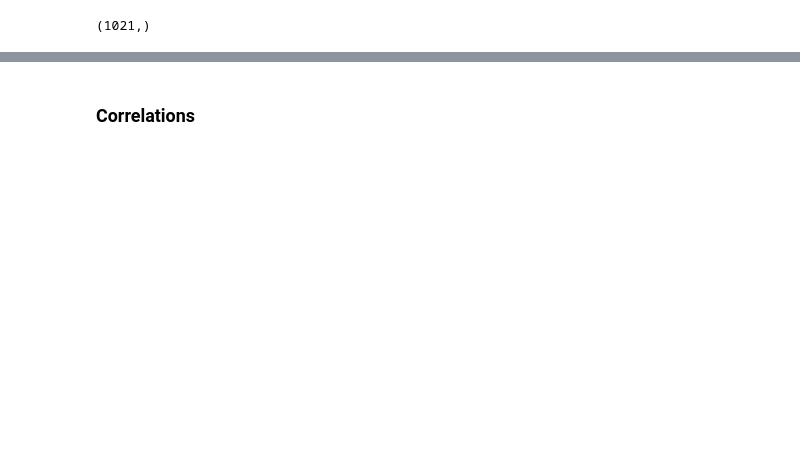
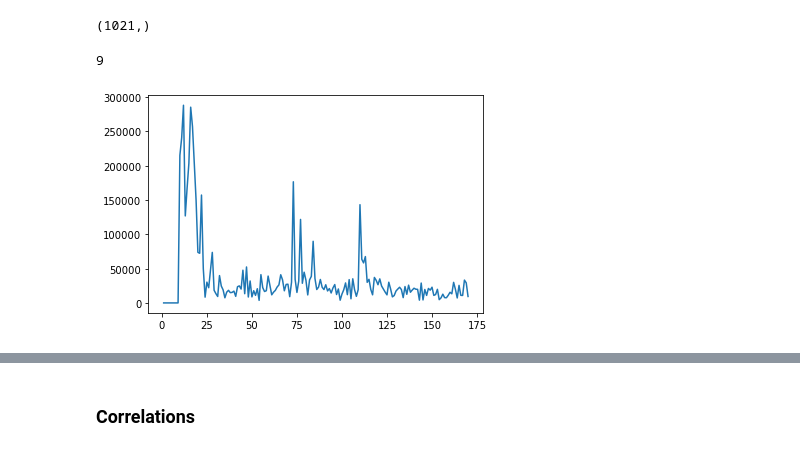
Before and after one commit to singh-manvinder/house_price_prediction, a Jupyter notebook: solution.ipynb, the cells around one changed output, grey strips where cells are left out. Saved outputs shown, nothing was run; the diff lists cells and outputs as text; code cells hidden in the pictures; blank space fills up the shorter version.

```diff
--- a/solution.ipynb
+++ b/solution.ipynb
@@ -493,5 +483,20 @@ X_train.shape
 y_train.shape
 # %% [output]
 (1021,)
+# %%
+from sklearn.feature_selection import RFECV
+from sklearn.model_selection import KFold
+
+rfecv = RFECV(lin_reg, cv = KFold(5), scoring='neg_mean_absolute_error')
+rfecv = rfecv.fit(X_train, y_train)
+# %%
+rfecv.n_features_
+# %% [output]
+9
+# %%
+sns.lineplot(range(1, len(rfecv.grid_scores_) + 1), np.sqrt(-rfecv.grid_scores_))
+plt.show()
+# %% [output]
+[figure, added]
 # %%
 from sklearn.feature_selection import RFE
```
Also changed, not shown: parts of 43 cells of this notebook.
